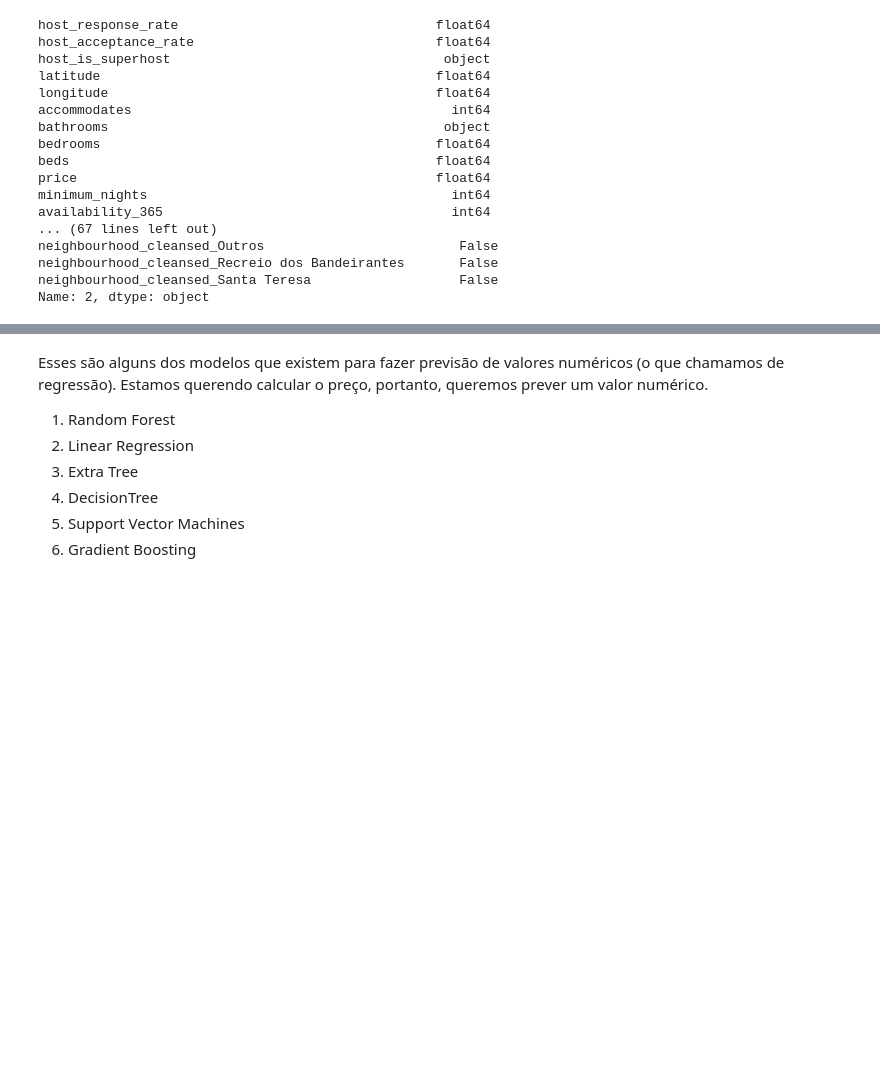
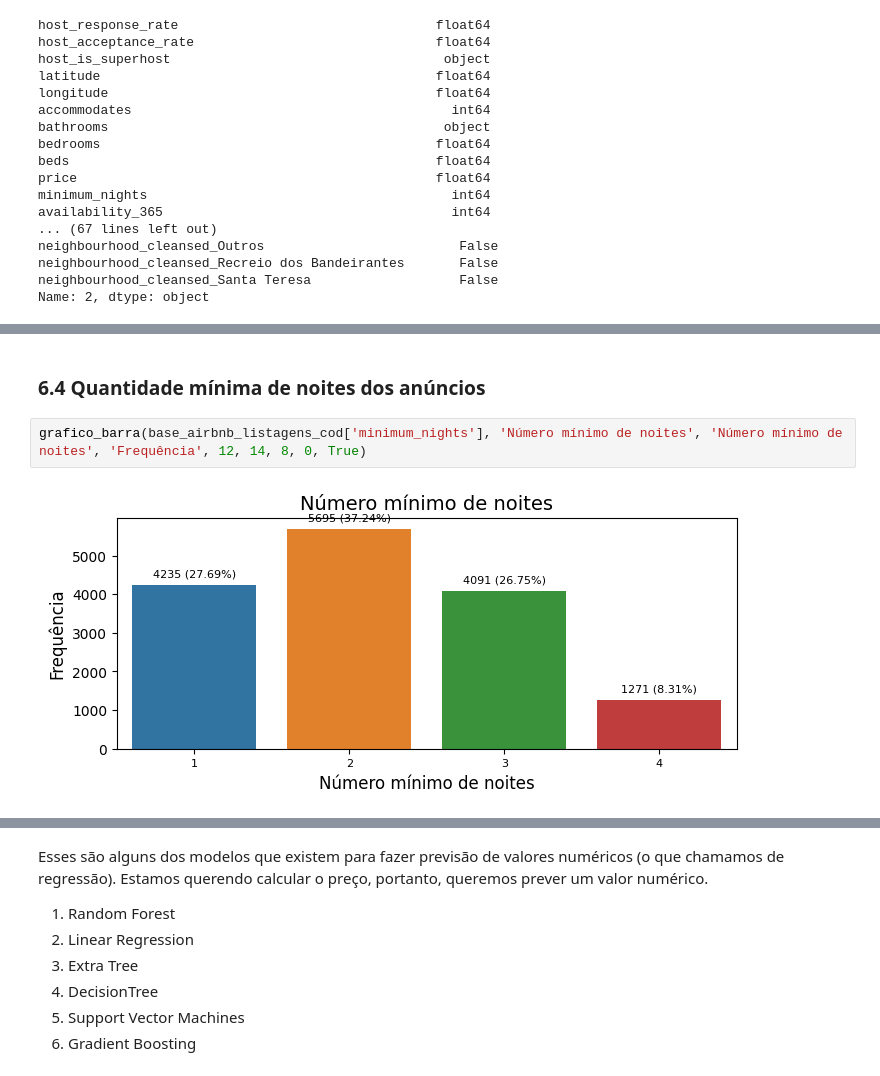
Before and after one commit to Ciencia-de-Dados-IMT/Projeto-I, a Jupyter notebook: Projeto_S1.ipynb, the cells around one changed output, grey strips where cells are left out. Saved outputs shown, nothing was run; the diff lists cells and outputs as text; blank space fills up the shorter version.

```diff
--- a/Projeto_S1.ipynb
+++ b/Projeto_S1.ipynb
@@ -659,0 +723,6 @@ Name: 2, dtype: object
+# %% [markdown]
+### 6.4 Quantidade mínima de noites dos anúncios
+# %%
+grafico_barra(base_airbnb_listagens_cod['minimum_nights'], 'Número mínimo de noites', 'Número mínimo de noites', 'Frequência', 12, 14, 8, 0, True)
+# %% [output]
+[figure, added]
```
Also changed, not shown: parts of 38 cells of this notebook.
